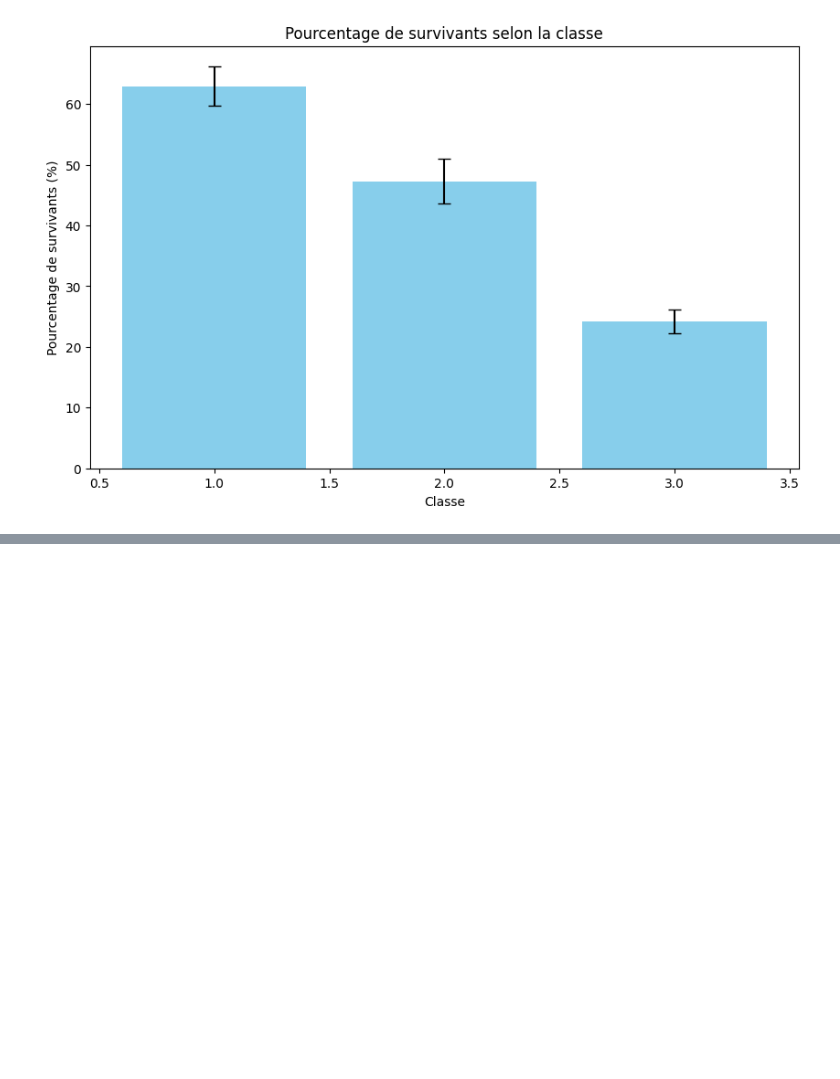
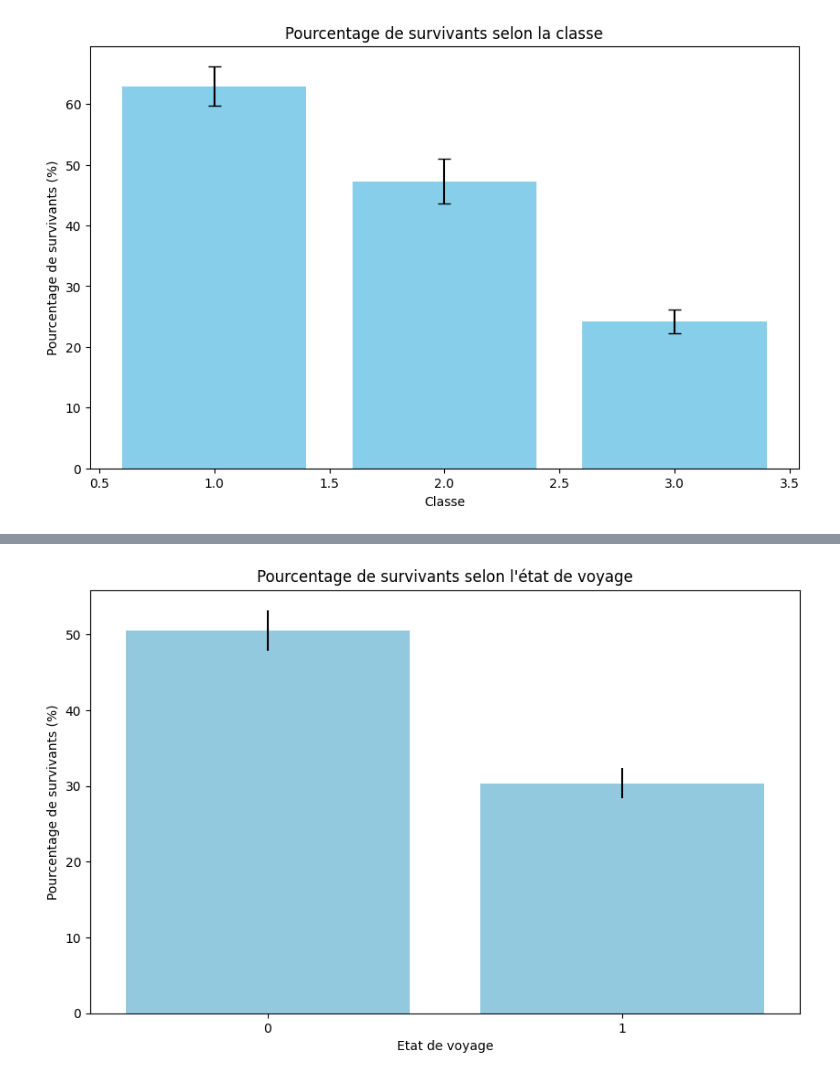
Before and after one commit to youcef-2001/MachineLearning2, a Jupyter notebook: jour2/Reg_Logtic_titanic.ipynb, the cells around one changed output, grey strips where cells are left out. Cells and saved outputs as stored; diff of their text form; code cells hidden in the pictures; blank space fills up the shorter version.

```diff
--- a/jour2/Reg_Logtic_titanic.ipynb
+++ b/jour2/Reg_Logtic_titanic.ipynb
@@ -295,0 +313,25 @@ plt.show()
+# %%
+#do the same for the Traveling Alone feature we've created earlier
+
+# Calculer le pourcentage de survivants par etat de voyage
+survival_rates = titanic2.groupby('TravelAlone')['Survived'].mean() * 100
+
+# Calculer la taille d'échantillon pour chaque etat de voyage pour la marge d'erreur
+survival_counts = titanic2.groupby('TravelAlone')['Survived'].agg(['mean', 'count'])
+survival_counts['std_error'] = (survival_counts['mean'] * (1 - survival_counts['mean']) / survival_counts['count']) ** 0.5 * 100
+
+# Tracer le graphique en barres avec les marges d’erreur avec seaborn
+
+plt.figure(figsize=(10, 6))
+sns.barplot(x=survival_rates.index, y=survival_rates, yerr=survival_counts['std_error'], capsize=0.1, color='skyblue')
+
+# Ajout des titres et labels
+
+plt.title("Pourcentage de survivants selon l'état de voyage")
+# 0 = non accompagné, 1 = accompagné
+plt.xlabel("Etat de voyage")
+plt.ylabel("Pourcentage de survivants (%)")
+
+plt.show()
+# %% [output]
+[figure, added]
```
Also changed, not shown: parts of 2 cells of this notebook.
